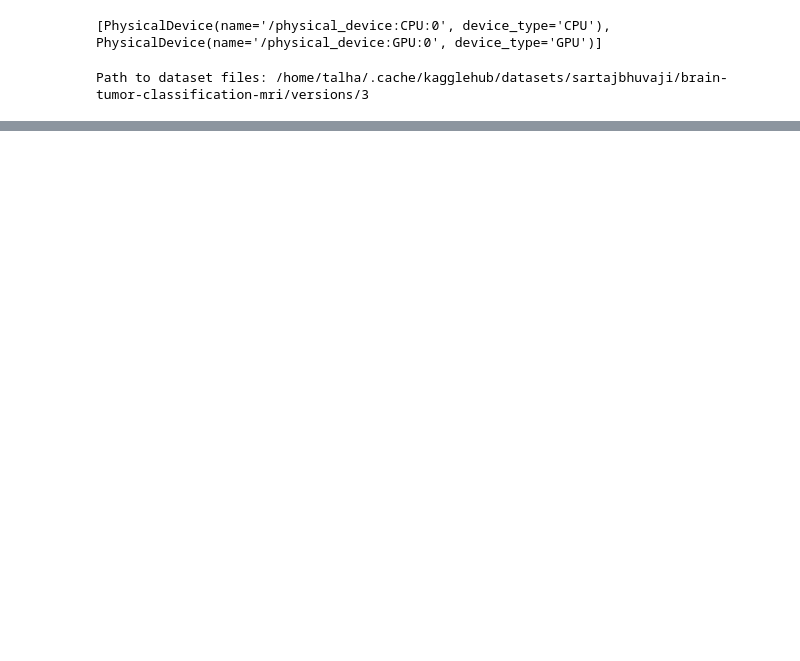
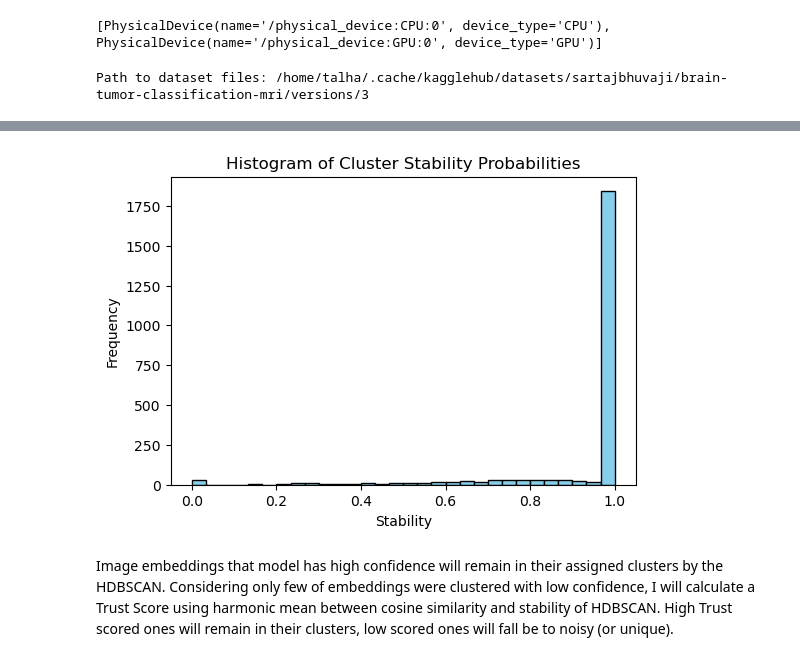
Before and after one commit to tzencirkiran/deep_learning_projects, a Jupyter notebook: brain_tumor_mri.ipynb, the cells around one changed output, grey strips where cells are left out. Cells and saved outputs as stored; diff of their text form; code cells hidden in the pictures; blank space fills up the shorter version.

```diff
--- a/brain_tumor_mri.ipynb
+++ b/brain_tumor_mri.ipynb
@@ -97,0 +299,3 @@ plt.show()
+# %%
+sim, pairs = calculate_sim_matrix(ds_embeddings, ds_embeddings, 0.999)
+pairs # suspicious pairs
@@ -97,0 +312,15 @@ plt.show()
+# %%
+pair_labels = []
+same_pairs = []
+for i, j in pairs:
+    labels = []
+    first, second = ds_filepaths[i], ds_filepaths[j]
+    first = tf.cast(str.split(first, os.sep)[-2], tf.string)
+    second = tf.cast(str.split(second, os.sep)[-2], tf.string)
+    labels.append(label_table.lookup(first).numpy())
+    labels.append(label_table.lookup(second).numpy())
+    pair_labels.append(labels)
+
+pair_labels = np.array(pair_labels)
+pairs = pairs[pair_labels[:, 0] == pair_labels[:, 1]] # dropping pairs that have different labels
+pairs
@@ -97,0 +335,4 @@ plt.show()
+# %%
+clustered_indices = np.unique(pairs)
+unique_indices = np.setdiff1d(np.arange(len(ds_filepaths)), clustered_indices)
+clustered_indices.shape, unique_indices.shape
@@ -97,0 +341,10 @@ plt.show()
+# %%
+from sklearn.cluster import HDBSCAN
+
+clusterer = HDBSCAN(
+    min_cluster_size=2,       # even pairs form clusters
+    metric="cosine",       # or "cosine" if embeddings are normalized
+    cluster_selection_epsilon=0.0
+)
+
+labels = clusterer.fit_predict(ds_embeddings[clustered_indices])
@@ -97,0 +363,13 @@ plt.show()
+# %%
+stability = clusterer.probabilities_[labels != -1] # stability array of the ones labeled as non-noise
+
+plt.figure(figsize=(6,4))
+plt.hist(stability, bins=30, color='skyblue', edgecolor='k')
+plt.title("Histogram of Cluster Stability Probabilities")
+plt.xlabel("Stability")
+plt.ylabel("Frequency")
+plt.show()
+# %% [output]
+[figure, added]
+# %% [markdown]
+Image embeddings that model has high confidence will remain in their assigned clusters by the HDBSCAN. Considering only few of embeddings were clustered with low confidence, I will calculate a Trust Score using harmonic mean between cosine similarity and stability of HDBSCAN. High Trust scored ones will remain in their clusters, low scored ones will fall be to noisy (or unique).
```
Also changed, not shown: parts of 28 cells of this notebook, 1 other file.
